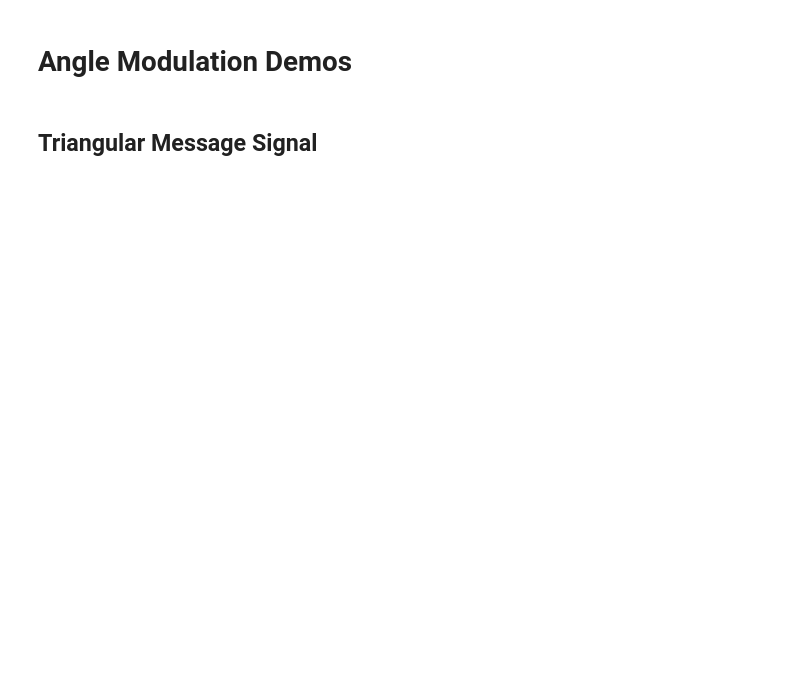
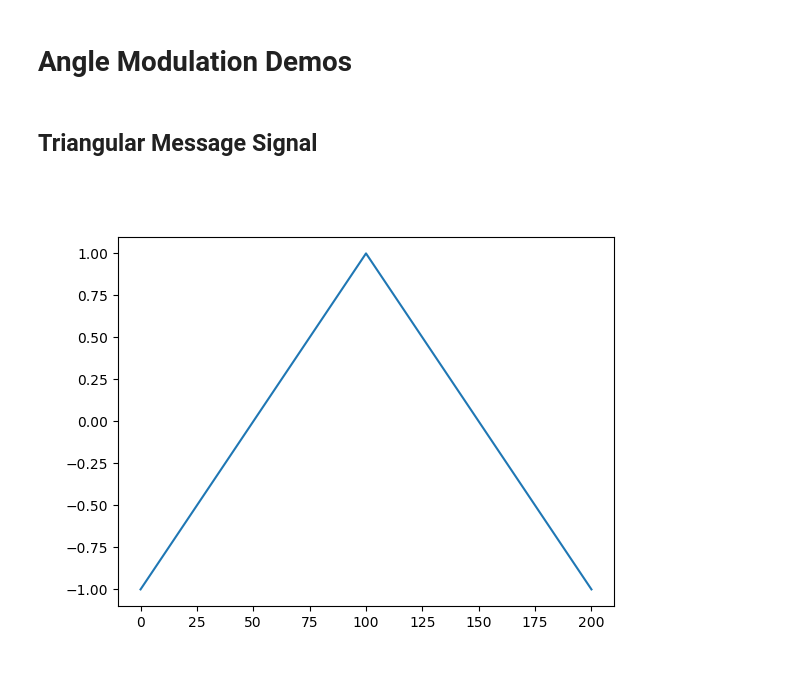
Before and after one commit to jmshea/comm, a Jupyter notebook: content/angle_mod.ipynb, the cells around one changed output. Drawn from its saved outputs; the diff is of its cells as text; code cells hidden in the pictures; blank space fills up the shorter version.

```diff
--- a/content/angle_mod.ipynb
+++ b/content/angle_mod.ipynb
@@ -28,43 +23,35 @@ def triangle_wave(t, amplitude, period):
     m = np.array(m)
     return m;
 
 tri_amplitude = 2
 tri_period = 2e-4
 
 max_time = 1*tri_period
 t_steps = 20000
 t = np.linspace(0,max_time,t_steps)
 
 m = triangle_wave(t, tri_amplitude, tri_period)
 
 # Using gradient may smooth this rather than a first order approximation
 m_dot = np.diff(m)/(max_time/t_steps)
 
 # Convert carrier frequency to radians/sec
 wc = 100e6 * 2*np.pi
 
 kP = 10*np.pi
 kF = 2*np.pi*10**5
 
-temp_wct = wc*t
-temp_tpm = kP*m
-temp_tpf = kF*np.cumsum(m)
 
 theta_PM = wc*t + kP*m
 theta_FM = wc*t + kF*np.cumsum(m)
 
-#plt.plot(t, theta_PM, '.k')
-#plt.plot(t, temp_wct, '.r')
-#plt.plot(t, temp_tpm, '.b')
-
-#plt.plot(t, theta_FM, '.k', markersize=12)
-#plt.plot(t, temp_wct, '.r', alpha=0.7)
-#plt.plot(t, temp_tpf, '.b', alpha=0.7)
 
 A = 1
 sP = A * np.cos(theta_PM)
 sF = A * np.cos(theta_FM)
 plt.plot(t*1e6,m);
+# %% [output]
+[figure, added]
 # %%
 # Triangle wave generation (scipy only seems to have sawtooth)
 def triangle_wave(t, amplitude, period):
```
Also changed, not shown: parts of 5 cells of this notebook.
